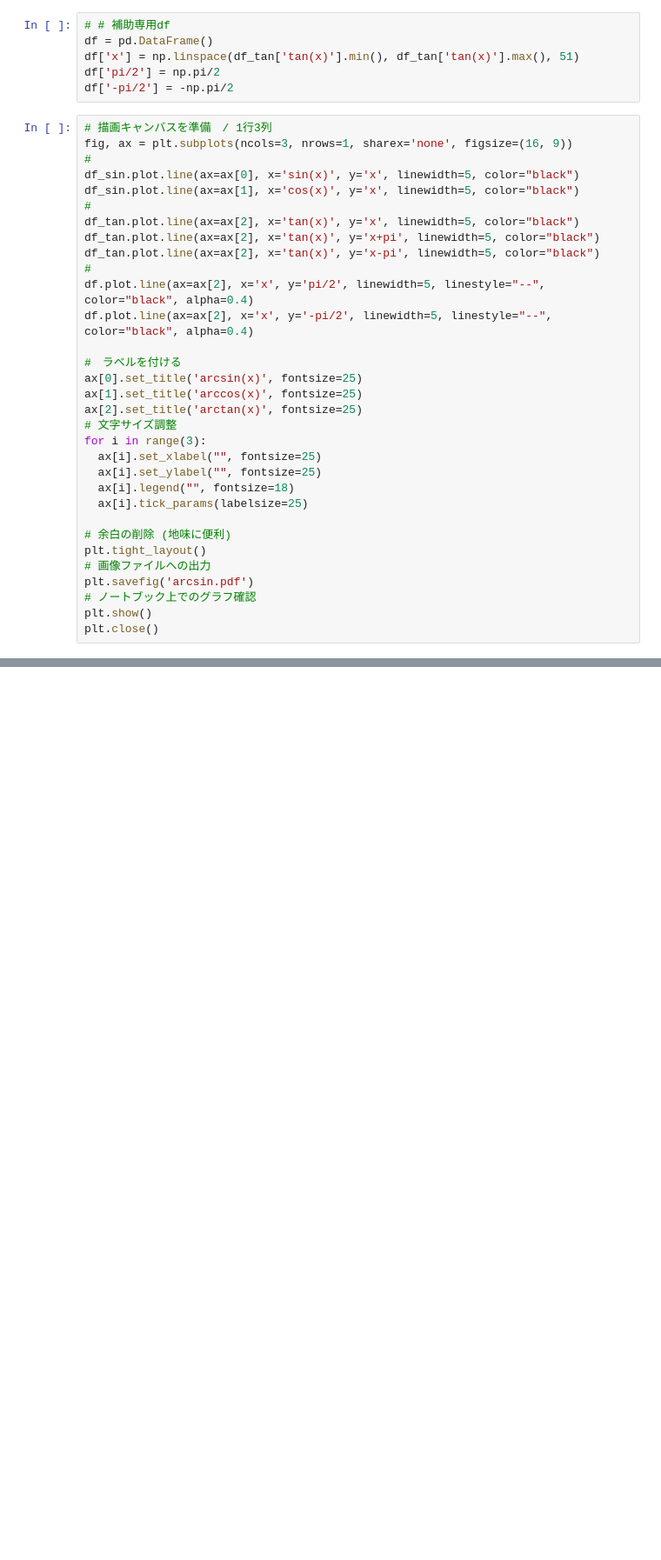
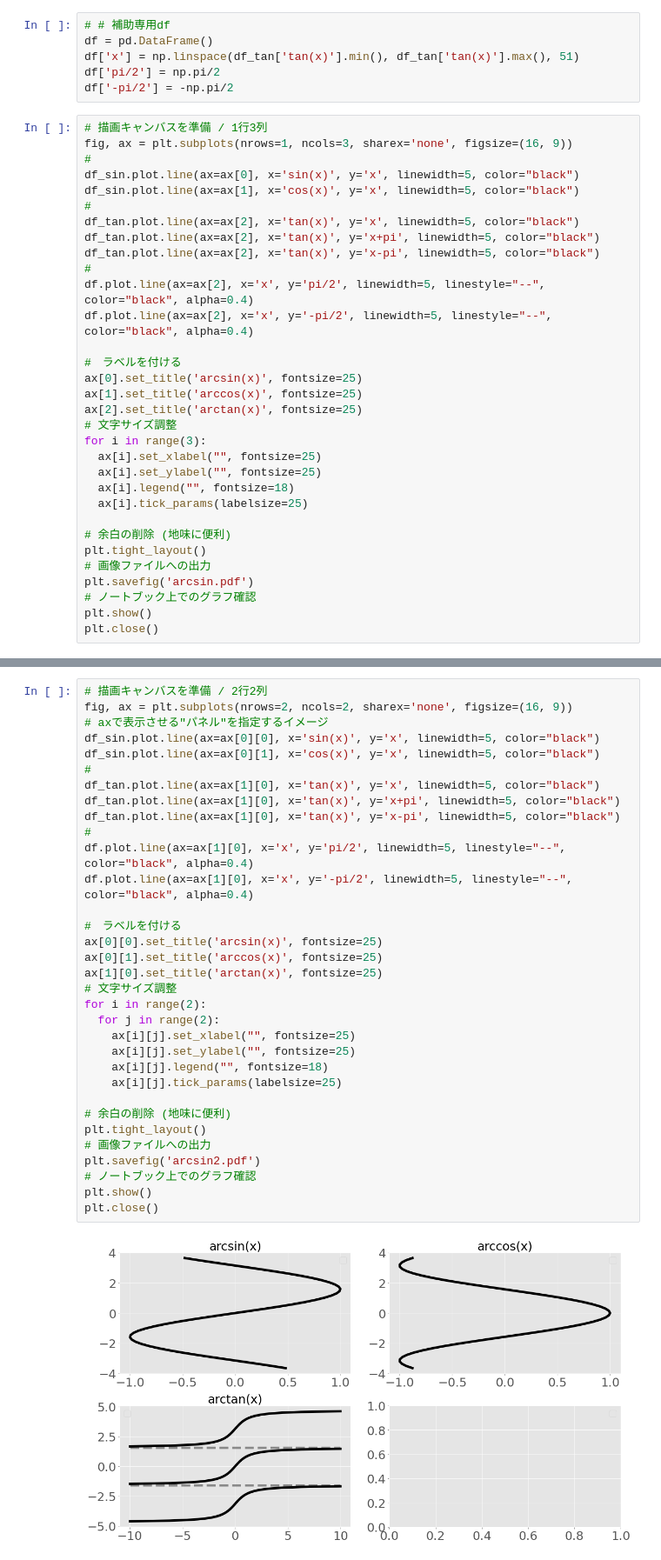
Before and after one commit to Masashi-Ieda/seminar_support, a Jupyter notebook: ipynb/graph_intro.ipynb, the cells around one changed output, grey strips where cells are left out. Shown at 87% size. Drawn from its saved outputs; the diff is of its cells as text; blank space fills up the shorter version.

```diff
--- a/ipynb/graph_intro.ipynb
+++ b/ipynb/graph_intro.ipynb
@@ -108,8 +110,8 @@ df['x'] = np.linspace(df_tan['tan(x)'].min(), df_tan['tan(x)'].max(), 51)
 df['pi/2'] = np.pi/2
 df['-pi/2'] = -np.pi/2
 # %%
-# 描画キャンバスを準備　/ 1行3列
-fig, ax = plt.subplots(ncols=3, nrows=1, sharex='none', figsize=(16, 9))
+# 描画キャンバスを準備 / 1行3列
+fig, ax = plt.subplots(nrows=1, ncols=3, sharex='none', figsize=(16, 9))
 #
 df_sin.plot.line(ax=ax[0], x='sin(x)', y='x', linewidth=5, color="black")
 df_sin.plot.line(ax=ax[1], x='cos(x)', y='x', linewidth=5, color="black")
@@ -143,0 +148,35 @@ plt.close()
+# %%
+# 描画キャンバスを準備 / 2行2列
+fig, ax = plt.subplots(nrows=2, ncols=2, sharex='none', figsize=(16, 9))
+# axで表示させる"パネル"を指定するイメージ
+df_sin.plot.line(ax=ax[0][0], x='sin(x)', y='x', linewidth=5, color="black")
+df_sin.plot.line(ax=ax[0][1], x='cos(x)', y='x', linewidth=5, color="black")
+#
+df_tan.plot.line(ax=ax[1][0], x='tan(x)', y='x', linewidth=5, color="black")
+df_tan.plot.line(ax=ax[1][0], x='tan(x)', y='x+pi', linewidth=5, color="black")
+df_tan.plot.line(ax=ax[1][0], x='tan(x)', y='x-pi', linewidth=5, color="black")
+#
+df.plot.line(ax=ax[1][0], x='x', y='pi/2', linewidth=5, linestyle="--", color="black", alpha=0.4)
+df.plot.line(ax=ax[1][0], x='x', y='-pi/2', linewidth=5, linestyle="--", color="black", alpha=0.4)
+
+#　ラベルを付ける
+ax[0][0].set_title('arcsin(x)', fontsize=25)
+ax[0][1].set_title('arccos(x)', fontsize=25)
+ax[1][0].set_title('arctan(x)', fontsize=25)
+# 文字サイズ調整
+for i in range(2):
+  for j in range(2):
+    ax[i][j].set_xlabel("", fontsize=25)
+    ax[i][j].set_ylabel("", fontsize=25)
+    ax[i][j].legend("", fontsize=18)
+    ax[i][j].tick_params(labelsize=25)
+
+# 余白の削除 (地味に便利)
+plt.tight_layout()
+# 画像ファイルへの出力
+plt.savefig('arcsin2.pdf')
+# ノートブック上でのグラフ確認
+plt.show()
+plt.close()
+# %% [output]
+[figure, added]
```
Also changed, not shown: parts of 3 cells of this notebook.
